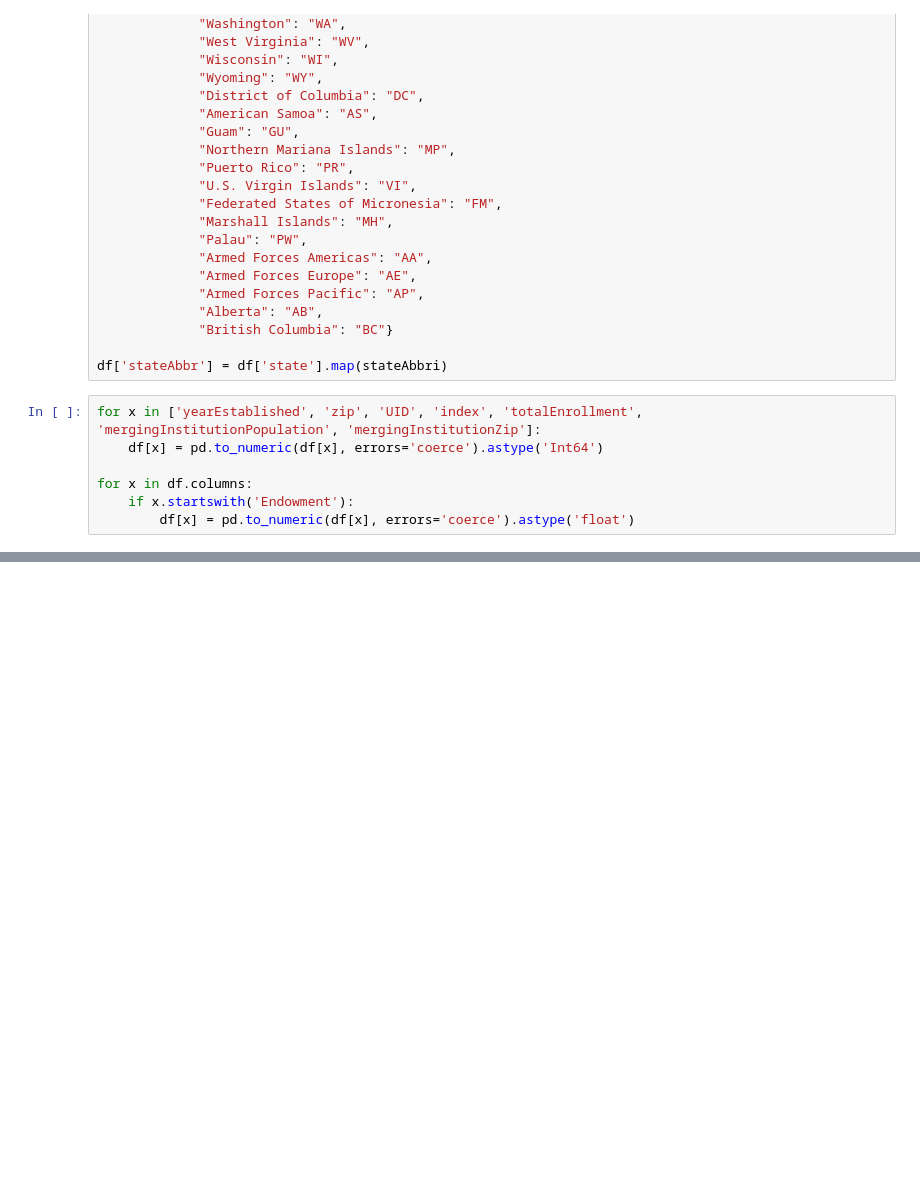
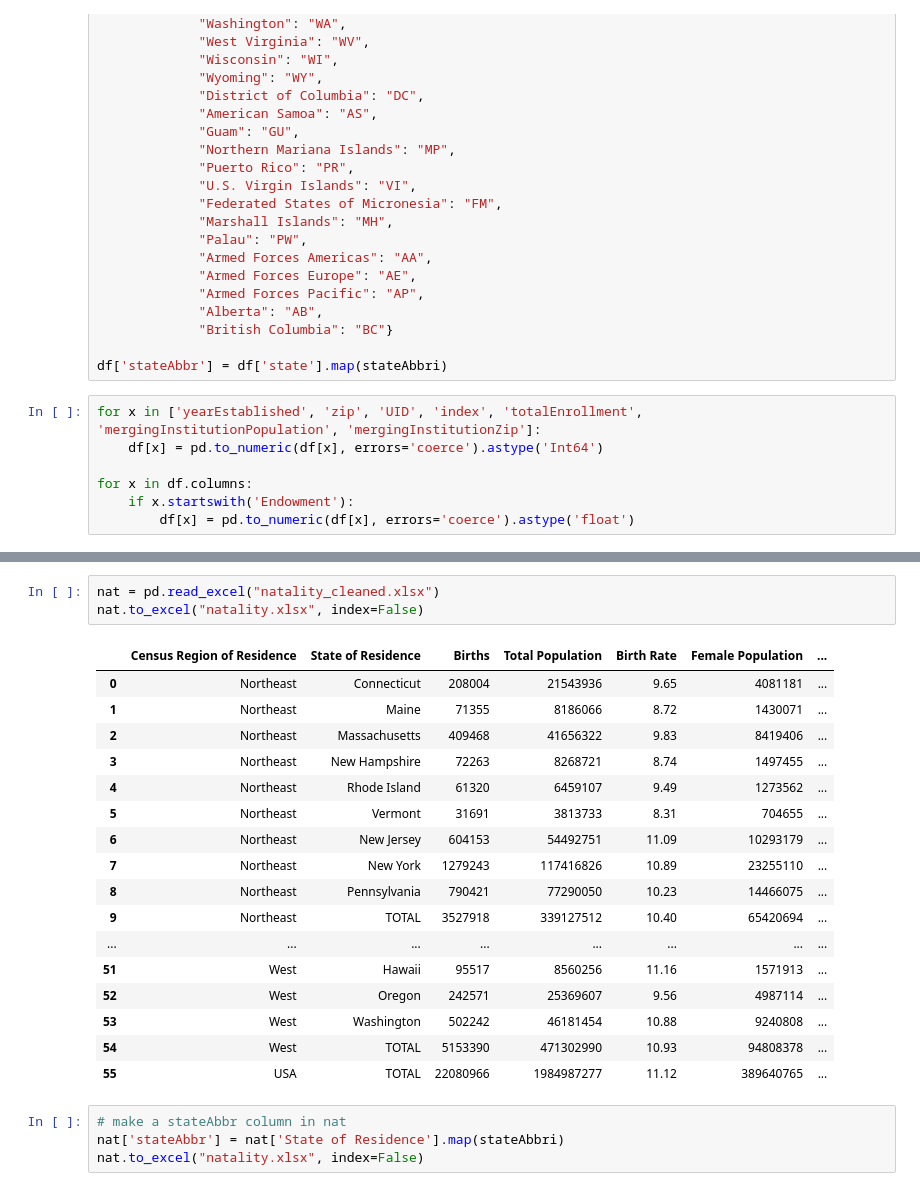
Before and after one commit to SepehrAkbari/enrollment-cliff, a Jupyter notebook: data/cleaner.ipynb, the cells around one changed output, grey strips where cells are left out. Saved outputs shown, nothing was run; the diff lists cells and outputs as text; blank space fills up the shorter version.

```diff
--- a/data/cleaner.ipynb
+++ b/data/cleaner.ipynb
@@ -151,0 +204,25 @@ endow.to_csv("sepehr_endowments_cleaned.csv", index=False)
+# %%
+nat = pd.read_excel("natality_cleaned.xlsx")
+nat.to_excel("natality.xlsx", index=False)
+# %% [output]
+|  | Census Region of Residence | State of Residence | Births | Total Population | Birth Rate | Female Population | ... |
+| 0 | Northeast | Connecticut | 208004 | 21543936 | 9.65 | 4081181 | ... |
+| 1 | Northeast | Maine | 71355 | 8186066 | 8.72 | 1430071 | ... |
+| 2 | Northeast | Massachusetts | 409468 | 41656322 | 9.83 | 8419406 | ... |
+| 3 | Northeast | New Hampshire | 72263 | 8268721 | 8.74 | 1497455 | ... |
+| 4 | Northeast | Rhode Island | 61320 | 6459107 | 9.49 | 1273562 | ... |
+| 5 | Northeast | Vermont | 31691 | 3813733 | 8.31 | 704655 | ... |
+| 6 | Northeast | New Jersey | 604153 | 54492751 | 11.09 | 10293179 | ... |
+| 7 | Northeast | New York | 1279243 | 117416826 | 10.89 | 23255110 | ... |
+| 8 | Northeast | Pennsylvania | 790421 | 77290050 | 10.23 | 14466075 | ... |
+| 9 | Northeast | TOTAL | 3527918 | 339127512 | 10.40 | 65420694 | ... |
+| ... | ... | ... | ... | ... | ... | ... | ... |
+| 51 | West | Hawaii | 95517 | 8560256 | 11.16 | 1571913 | ... |
+| 52 | West | Oregon | 242571 | 25369607 | 9.56 | 4987114 | ... |
+| 53 | West | Washington | 502242 | 46181454 | 10.88 | 9240808 | ... |
+| 54 | West | TOTAL | 5153390 | 471302990 | 10.93 | 94808378 | ... |
+| 55 | USA | TOTAL | 22080966 | 1984987277 | 11.12 | 389640765 | ... |
+# %%
+# make a stateAbbr column in nat
+nat['stateAbbr'] = nat['State of Residence'].map(stateAbbri)
+nat.to_excel("natality.xlsx", index=False)
```
Also changed, not shown: parts of 22 cells of this notebook, 23 other files.
